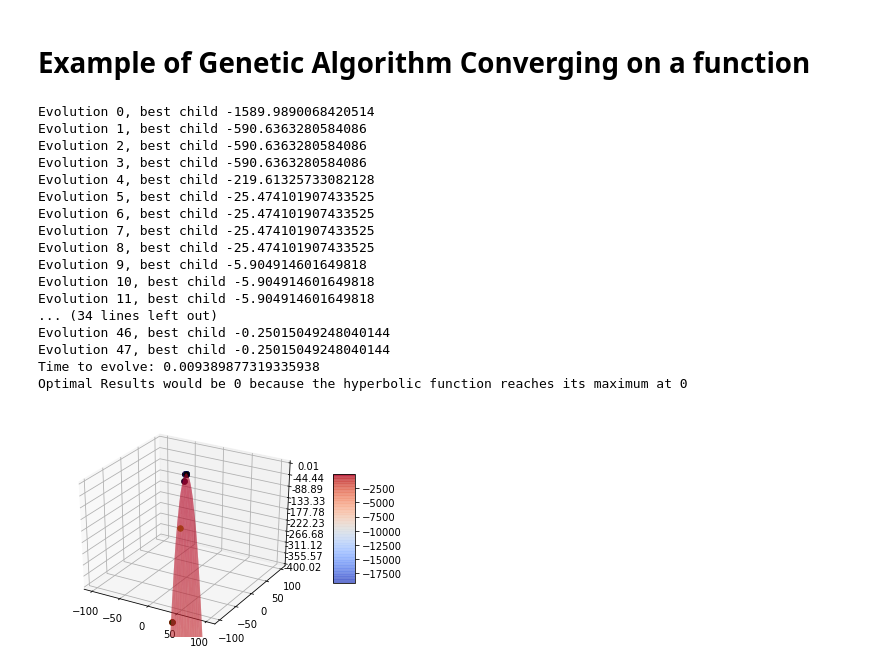
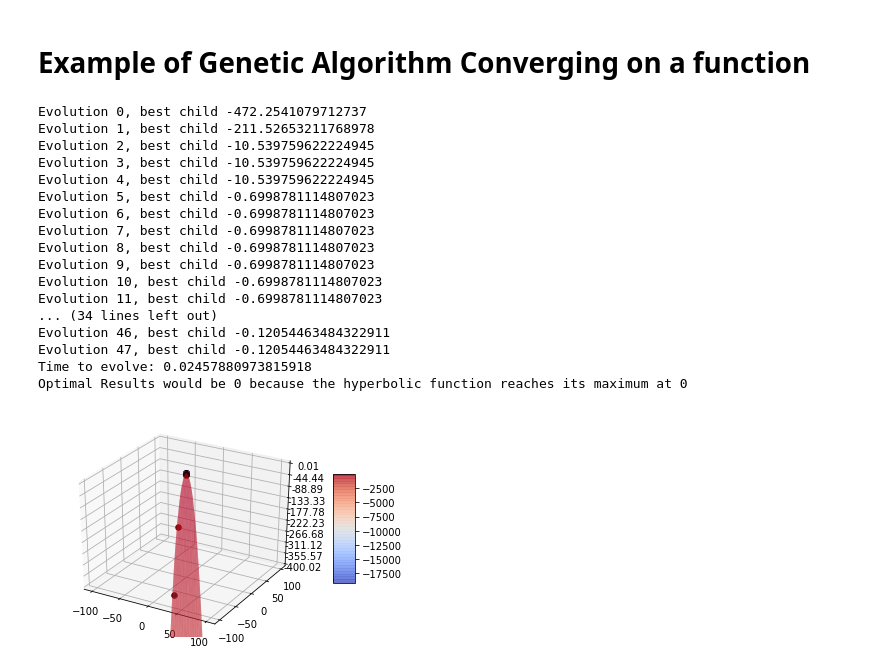
Before and after one commit to JonasRSV/ANNGenetic, a Jupyter notebook: EvolutionDemoOn2Dfunction.ipynb, the cells around one changed output. Cells and saved outputs as stored; diff of their text form; code cells hidden in the pictures.

Commit message:
Speedup Evolution.

```diff
--- a/EvolutionDemoOn2Dfunction.ipynb
+++ b/EvolutionDemoOn2Dfunction.ipynb
@@ -8,7 +8,6 @@ from matplotlib.ticker import LinearLocator, FormatStrFormatter
 import numpy as np
 import ann
 from time import time
-
 
 def function_to_maximize(X, Y):
     return -1 * (X**2 + Y**2)
@@ -44,7 +43,7 @@ network.add_layer(ann.Layer(2))
 #     def __init__(self, family_sz, selection_bias=0.75, verbose=True,
 #                 mutation_chance=0.5, mutation_severity=0.4, inheritance=0.4):
 
-ga = ann.Genetic(20, verbose=False)
+ga = ann.Genetic(100, verbose=False)
 ga.create_family(network)
 
 ri = np.array([-10])
@@ -84,46 +83,46 @@ for _ in range(3):
 
         evolution += 1
 
         plt.scatter([bestx], [besty], zs=[bestz], s=30, c=gc)
 
 
 
 print("Time to evolve: {}".format(time() - timestamp))
 # Make data.
 X = np.arange(-100, 100, 0.25)
 Y = np.arange(-100, 100, 0.25)
 X, Y = np.meshgrid(X, Y)
 Z = function_to_maximize(X, Y)
 
 # Plot the surface.
 surf = ax.plot_surface(X, Y, Z, cmap=cm.coolwarm,
                        linewidth=0, antialiased=True, alpha=0.4)
 
 ax.set_zlim(-400.02, 0.01 )
 ax.zaxis.set_major_locator(LinearLocator(10))
 ax.zaxis.set_major_formatter(FormatStrFormatter('%.02f'))
 
 fig.colorbar(surf, shrink=0.5, aspect=5)
 
 print("Optimal Results would be 0 because the hyperbolic function reaches its maximum at 0")
 
 plt.show()
 # %% [output]
-Evolution 0, best child -1589.9890068420514
-Evolution 1, best child -590.6363280584086
-Evolution 2, best child -590.6363280584086
-Evolution 3, best child -590.6363280584086
-Evolution 4, best child -219.61325733082128
-Evolution 5, best child -25.474101907433525
-Evolution 6, best child -25.474101907433525
-Evolution 7, best child -25.474101907433525
-Evolution 8, best child -25.474101907433525
-Evolution 9, best child -5.904914601649818
-Evolution 10, best child -5.904914601649818
-Evolution 11, best child -5.904914601649818
+Evolution 0, best child -472.2541079712737
+Evolution 1, best child -211.52653211768978
+Evolution 2, best child -10.539759622224945
+Evolution 3, best child -10.539759622224945
+Evolution 4, best child -10.539759622224945
+Evolution 5, best child -0.6998781114807023
+Evolution 6, best child -0.6998781114807023
+Evolution 7, best child -0.6998781114807023
+Evolution 8, best child -0.6998781114807023
+Evolution 9, best child -0.6998781114807023
+Evolution 10, best child -0.6998781114807023
+Evolution 11, best child -0.6998781114807023
 ... (34 lines left out)
-Evolution 46, best child -0.25015049248040144
-Evolution 47, best child -0.25015049248040144
-Time to evolve: 0.009389877319335938
+Evolution 46, best child -0.12054463484322911
+Evolution 47, best child -0.12054463484322911
+Time to evolve: 0.02457880973815918
 Optimal Results would be 0 because the hyperbolic function reaches its maximum at 0
-[figure, old version]
+[figure, new version]
```
Also changed, not shown: 1 other file.
